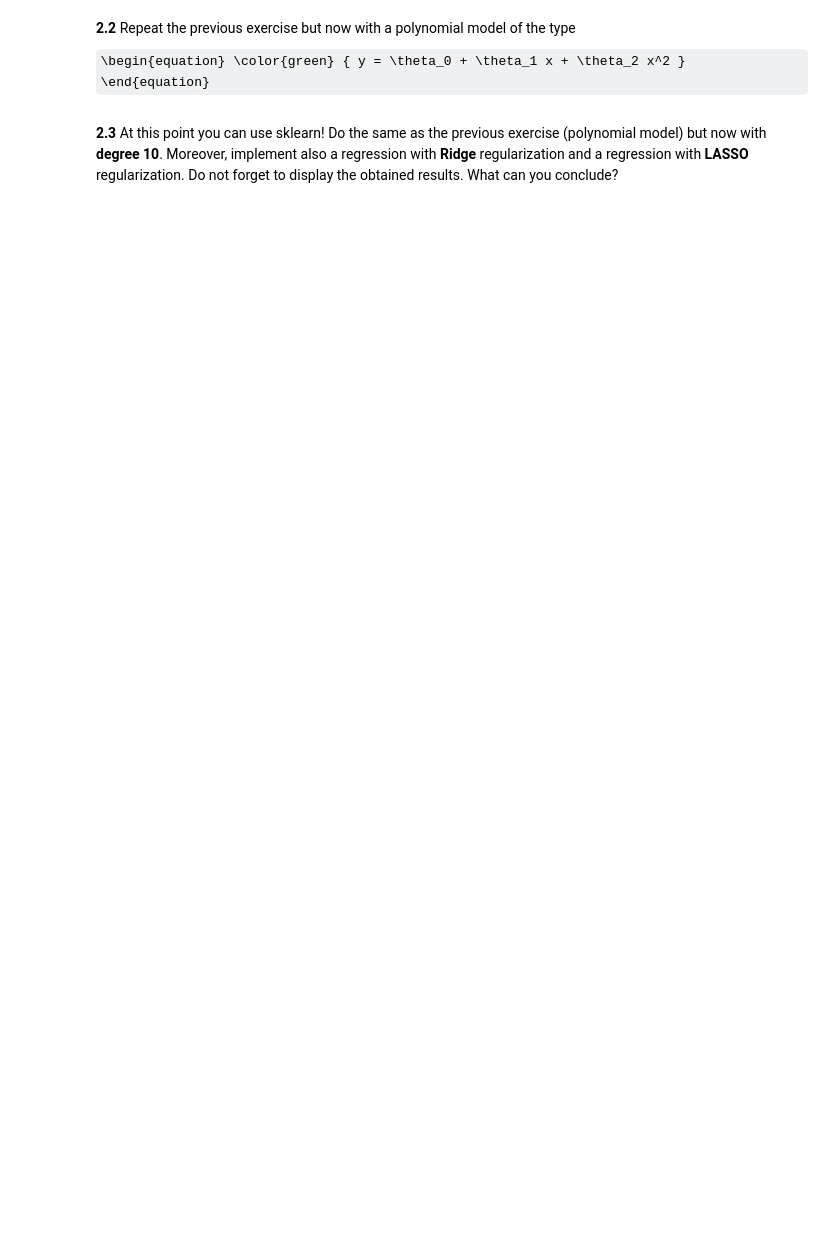
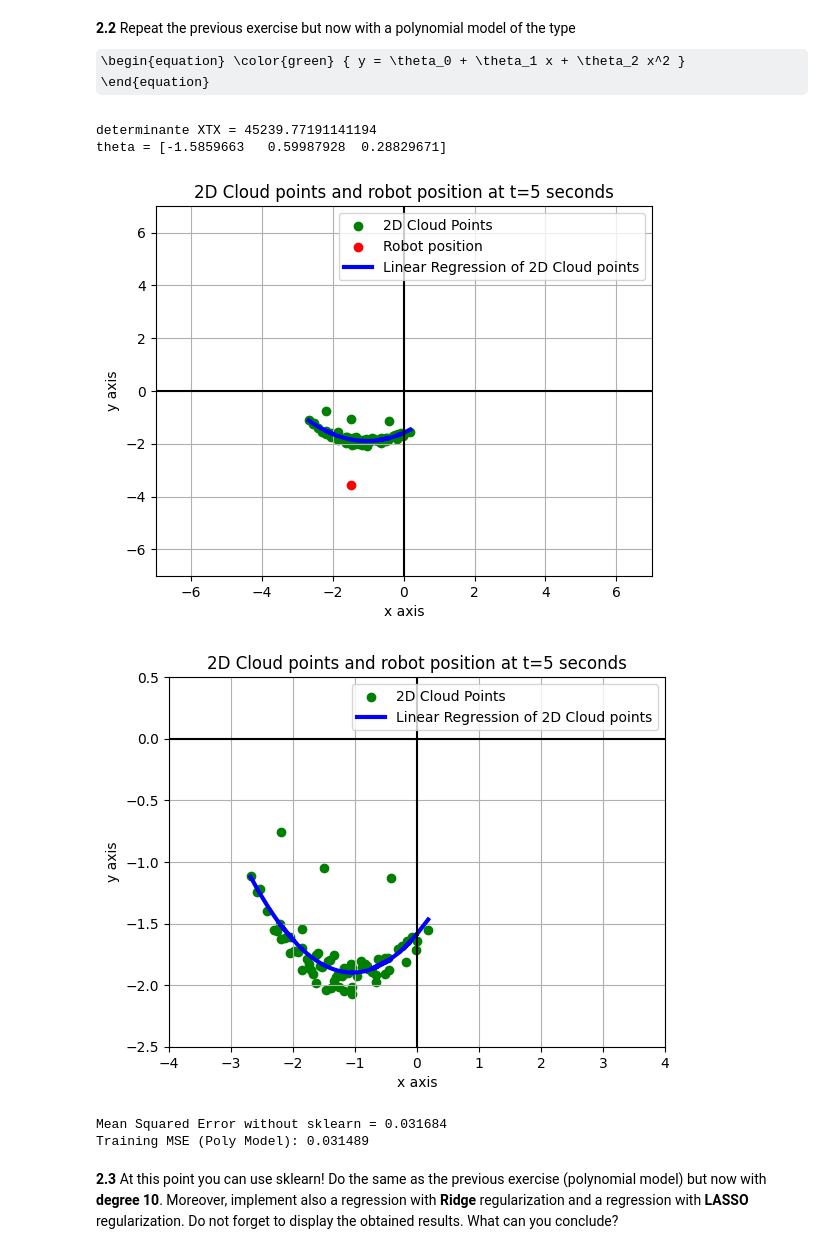
Before and after one commit to marianastvfs/ML2, a Jupyter notebook: ML_project1.ipynb, the cells around one changed output. Cells and saved outputs as stored; diff of their text form; code cells hidden in the pictures; some formulas as TeX source; blank space fills up the shorter version.

```diff
--- a/ML_project1.ipynb
+++ b/ML_project1.ipynb
@@ -571,6 +584,7 @@ Repeat the previous exercise but now with a polynomial model of the type
 \begin{equation} \color{green} { y = \theta_0 + \theta_1 x + \theta_2 x^2 }
  \end{equation}
 # %%
+# To complete
 
 X = np.ones((len(x_o),3))
 X[:,1] = x_o
@@ -589,7 +603,7 @@ print("theta =", theta)
 Y_predict = X @ theta
 
 MSE_f = mean_squared_error(Y,Y_predict)
-print("Mean Squared Error without sklearn =",round(MSE_f,6))
+
 print("          ")
 
 #Plot
@@ -608,43 +622,52 @@ plt.axhline(y=0, c="black")
 
 plt.title( "2D Cloud points and robot position at t=5 seconds")
 plt.legend()
 plt.show()
 print("          ")
 
 #zoom in
 plot_size = 8
 plt.figure()
 plt.xlim(-4,4)
 plt.ylim(-2.5, 0.5)
 plt.scatter( x_o, y_o, c="green", label="2D Cloud Points")
 plt.plot(x_o, Y_predict,  color="blue", linewidth=3, label="Linear Regression of 2D Cloud points")
 plt.grid()
 plt.xlabel( "x axis" )
 plt.ylabel( "y axis" )
 plt.axvline(x=0, c="black")
 plt.axhline(y=0, c="black")
 
 plt.title( "2D Cloud points and robot position at t=5 seconds")
 plt.legend()
 plt.show()
 
 
 
+#Using sklearn
 
-#using sklearn
+from sklearn.linear_model import LinearRegression
+from sklearn.pipeline import make_pipeline
+from sklearn.preprocessing import PolynomialFeatures
+from sklearn.metrics import mean_squared_error
 
-from sklearn import linear_model
-from sklearn.metrics import r2_score
+nb_degree22 = 3
+x_training = np.transpose(x_o)
 
-model = linear_model.LinearRegression()
-model.fit(X[:,1].reshape(-1,1),Y.reshape(-1,1))
+model_22 = make_pipeline(PolynomialFeatures(nb_degree22), LinearRegression())
+model_22.fit(x_training[:, np.newaxis], y_o)
 
-Y_predict_sk = model.predict(X[:,1].reshape(-1,1))
-print("Coef =",model.coef_)
-print("Intercept =", model.intercept_)
 
-MSE_f_sk = mean_squared_error(Y,Y_predict_sk)
-print("Mean Squared Error with sklearn =",round(MSE_f_sk,6))
+#MSE
+print("Mean Squared Error without sklearn =",round(MSE_f,6))
+print("Training MSE (Poly Model):", round(mean_squared_error(y_o, model_22.predict(x_training[:, np.newaxis])),6))
+# %% [output]
+determinante XTX = 45239.77191141194
+theta = [-1.5859663   0.59987928  0.28829671]
+[figure, added]
+[figure, added]
+Mean Squared Error without sklearn = 0.031684
+Training MSE (Poly Model): 0.031489
 # %% [markdown]
 **2.3**
 At this point you can use sklearn!
```
Also changed, not shown: parts of 4 cells of this notebook.
